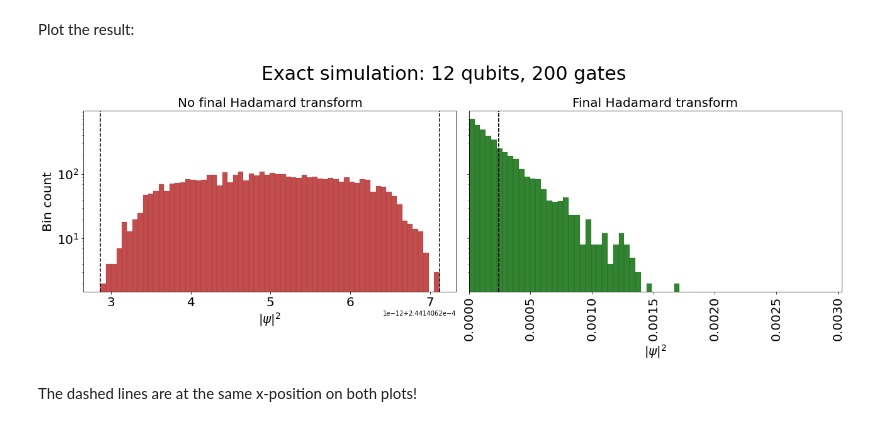
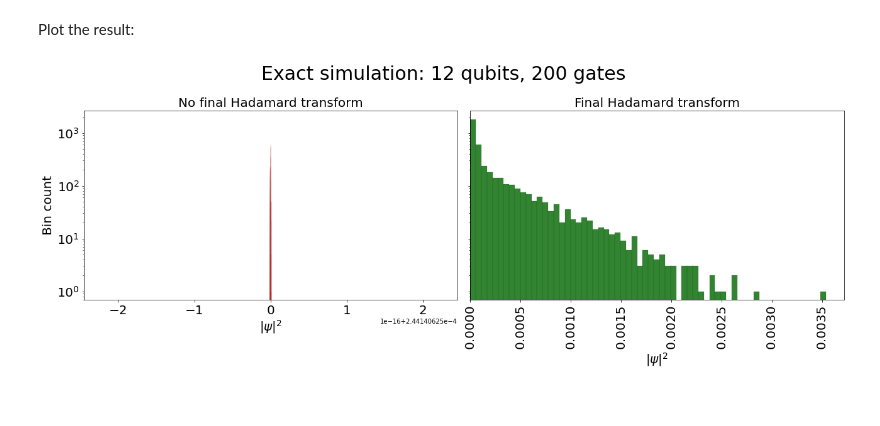
Before and after one commit to Matematija/QubitRBM, a Jupyter notebook: calculations/random_circuit_exact.ipynb, the cells around one changed output. Drawn from its saved outputs; the diff is of its cells as text; code cells hidden in the pictures.

Commit message:
Fixed the problem with the "decimals" argument

```diff
--- a/calculations/random_circuit_exact.ipynb
+++ b/calculations/random_circuit_exact.ipynb
@@ -88,6 +86,6 @@ Wall time: 288 ms
 # %%
 result = job.result()
-psi = result.get_statevector(circ, decimals=10)
+psi = result.get_statevector(circ, decimals=30) # This "decimals" argument was set to 10 which was too low!
 p = np.abs(psi)**2
 # %% [markdown]
 Do a final Hadamard transform for comparison:
@@ -104,38 +102,36 @@ Wall time: 218 ms
 # %%
 resulth = jobh.result()
-psih = resulth.get_statevector(circ, decimals=10)
+psih = resulth.get_statevector(circ, decimals=30) # This "decimals" argument was set to 10 which was too low!
 ph = np.abs(psih)**2
 # %% [markdown]
 Plot the result:
 # %%
 fig, axes = plt.subplots(ncols=2, sharey=True, figsize=[18,7])
 
 titles = ['No final Hadamard transform', 'Final Hadamard transform']
 colors = ['firebrick', 'darkgreen']
 
 for i, (ax, probs, title, color) in enumerate(zip(axes, [p, ph], titles, colors)):
     ax.set_yscale('log')
     ax.hist(probs, bins='sqrt', lw=0.25, color=color, edgecolor=color, alpha=0.8)
 
     ax.set_xlabel(r'$\vert \psi \vert ^2 $', fontsize=20)
     ax.set_title(title, fontsize=20)
     ax.tick_params(axis='both', which='major', labelsize=20)
 
     if i==0:
         ax.set_ylabel(r'Bin count', fontsize=20)
     if i==1:
         ax.set_xlim(0)
         ax.tick_params(axis='x', rotation=90)
 
-    minp, maxp = np.min(p), np.max(p)
-    ax.axvline(x=minp, c='k', ls='--')
-    ax.axvline(x=maxp, c='k', ls='--')
+#     minp, maxp = np.min(p), np.max(p)
+#     ax.axvline(x=minp, c='k', ls='--')
+#     ax.axvline(x=maxp, c='k', ls='--')
 
 fig.suptitle(r'Exact simulation: {} qubits, {} gates'.format(n_qubits, depth), fontsize=30)
 plt.tight_layout(rect=[0, 0.03, 1, 0.9])
 
 # plt.savefig('porter_thomas.pdf')
 # %% [output]
-[figure, old version]
+[figure, new version]
-# %% [markdown]
-The dashed lines are at the same x-position on both plots!
```
Also changed, not shown: parts of 3 cells of this notebook.
